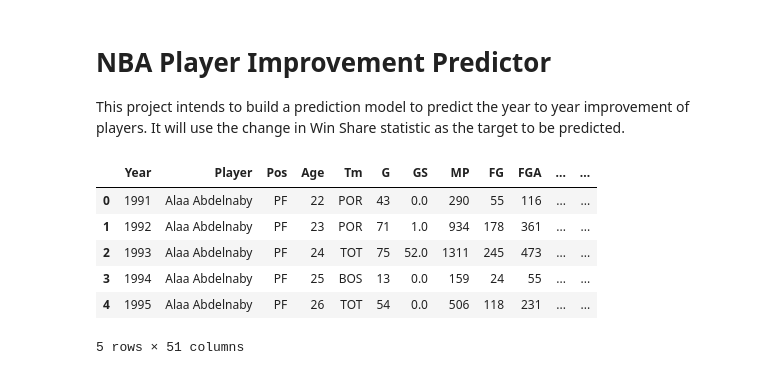
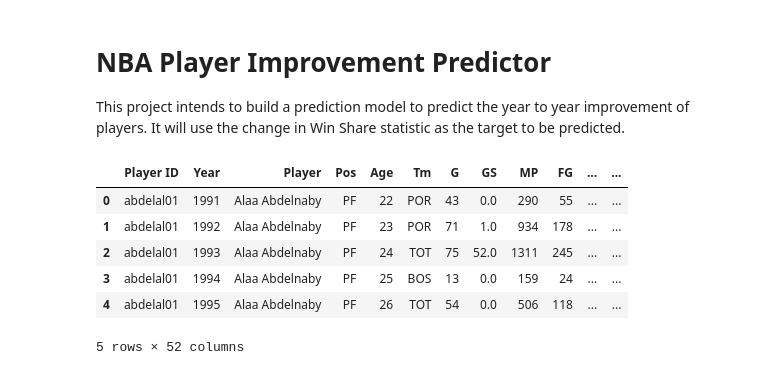
Before and after one commit to Pasindu19970808/NBAData, a Jupyter notebook: V2/NBA_DataAnalysis.ipynb, the cells around one changed output. Cells and saved outputs as stored; diff of their text form; code cells hidden in the pictures.

```diff
--- a/V2/NBA_DataAnalysis.ipynb
+++ b/V2/NBA_DataAnalysis.ipynb
@@ -13,14 +13,14 @@ Complete_df = pd.read_csv(r'C:\Users\ASUS\Desktop\Kaggle\Cleandf.csv')
 # %%
 features = Complete_df.columns.tolist()
 features.remove('WS')
 features.extend(['WS'])
-Complete_df.columns = features
+Complete_df = Complete_df[features]
 Complete_df.head(5)
 # %% [output]
-|  | Year | Player | Pos | Age | Tm | G | GS | MP | FG | FGA | ... | ... |
-| 0 | 1991 | Alaa Abdelnaby | PF | 22 | POR | 43 | 0.0 | 290 | 55 | 116 | ... | ... |
-| 1 | 1992 | Alaa Abdelnaby | PF | 23 | POR | 71 | 1.0 | 934 | 178 | 361 | ... | ... |
-| 2 | 1993 | Alaa Abdelnaby | PF | 24 | TOT | 75 | 52.0 | 1311 | 245 | 473 | ... | ... |
-| 3 | 1994 | Alaa Abdelnaby | PF | 25 | BOS | 13 | 0.0 | 159 | 24 | 55 | ... | ... |
-| 4 | 1995 | Alaa Abdelnaby | PF | 26 | TOT | 54 | 0.0 | 506 | 118 | 231 | ... | ... |
+|  | Player ID | Year | Player | Pos | Age | Tm | G | GS | MP | FG | ... | ... |
+| 0 | abdelal01 | 1991 | Alaa Abdelnaby | PF | 22 | POR | 43 | 0.0 | 290 | 55 | ... | ... |
+| 1 | abdelal01 | 1992 | Alaa Abdelnaby | PF | 23 | POR | 71 | 1.0 | 934 | 178 | ... | ... |
+| 2 | abdelal01 | 1993 | Alaa Abdelnaby | PF | 24 | TOT | 75 | 52.0 | 1311 | 245 | ... | ... |
+| 3 | abdelal01 | 1994 | Alaa Abdelnaby | PF | 25 | BOS | 13 | 0.0 | 159 | 24 | ... | ... |
+| 4 | abdelal01 | 1995 | Alaa Abdelnaby | PF | 26 | TOT | 54 | 0.0 | 506 | 118 | ... | ... |
-5 rows × 51 columns
+5 rows × 52 columns
```
Also changed, not shown: parts of 20 cells of this notebook, 4 other files.
